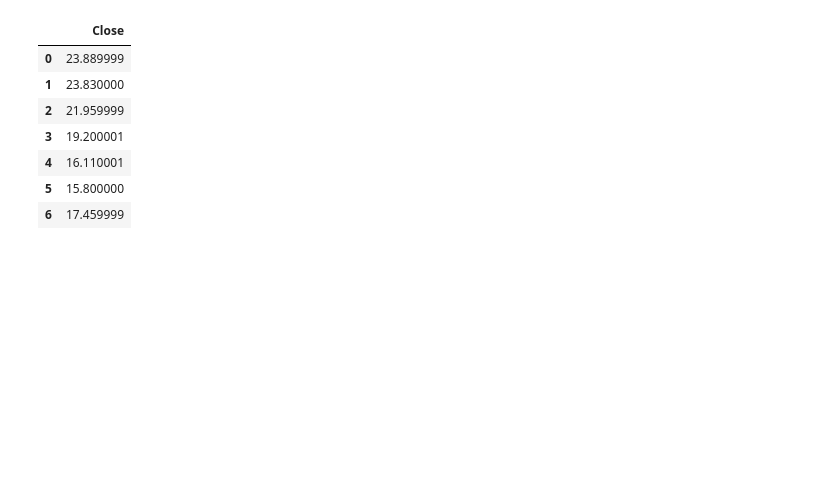
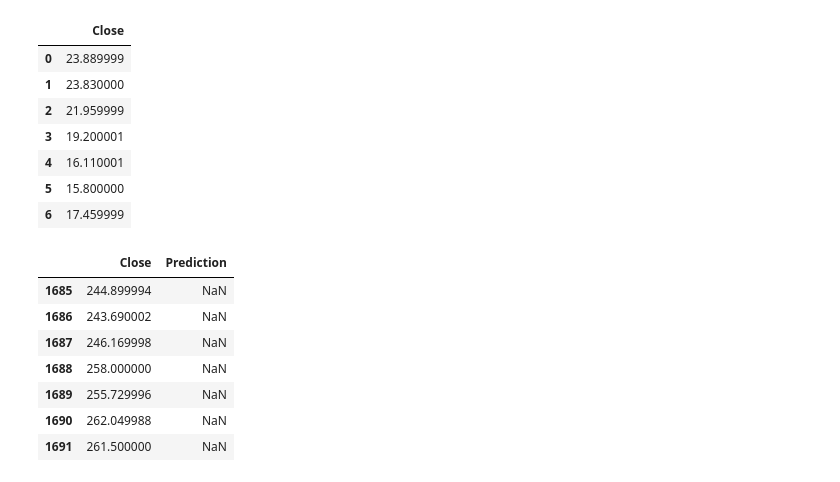
Before and after one commit to rowenhama/Tesla-Stock-Price-Prediction, a Jupyter notebook: Tesla_Stock_Price_prediction.ipynb, the cells around one changed output. Saved outputs shown, nothing was run; the diff lists cells and outputs as text; code cells hidden in the pictures; blank space fills up the shorter version.

```diff
--- a/Tesla_Stock_Price_prediction.ipynb
+++ b/Tesla_Stock_Price_prediction.ipynb
@@ -58,3 +58,18 @@ df.head(7)
 | 4 | 16.110001 |
 | 5 | 15.800000 |
 | 6 | 17.459999 |
+# %%
+#create a variable to predict 'x' days out in the future
+future_days = 25
+#new column (target data)
+df['Prediction'] = df[['Close']].shift(-future_days)
+df.tail(7)
+# %% [output]
+|  | Close | Prediction |
+| 1685 | 244.899994 | NaN |
+| 1686 | 243.690002 | NaN |
+| 1687 | 246.169998 | NaN |
+| 1688 | 258.000000 | NaN |
+| 1689 | 255.729996 | NaN |
+| 1690 | 262.049988 | NaN |
+| 1691 | 261.500000 | NaN |
```
Also changed, not shown: parts of 1 cell of this notebook.
